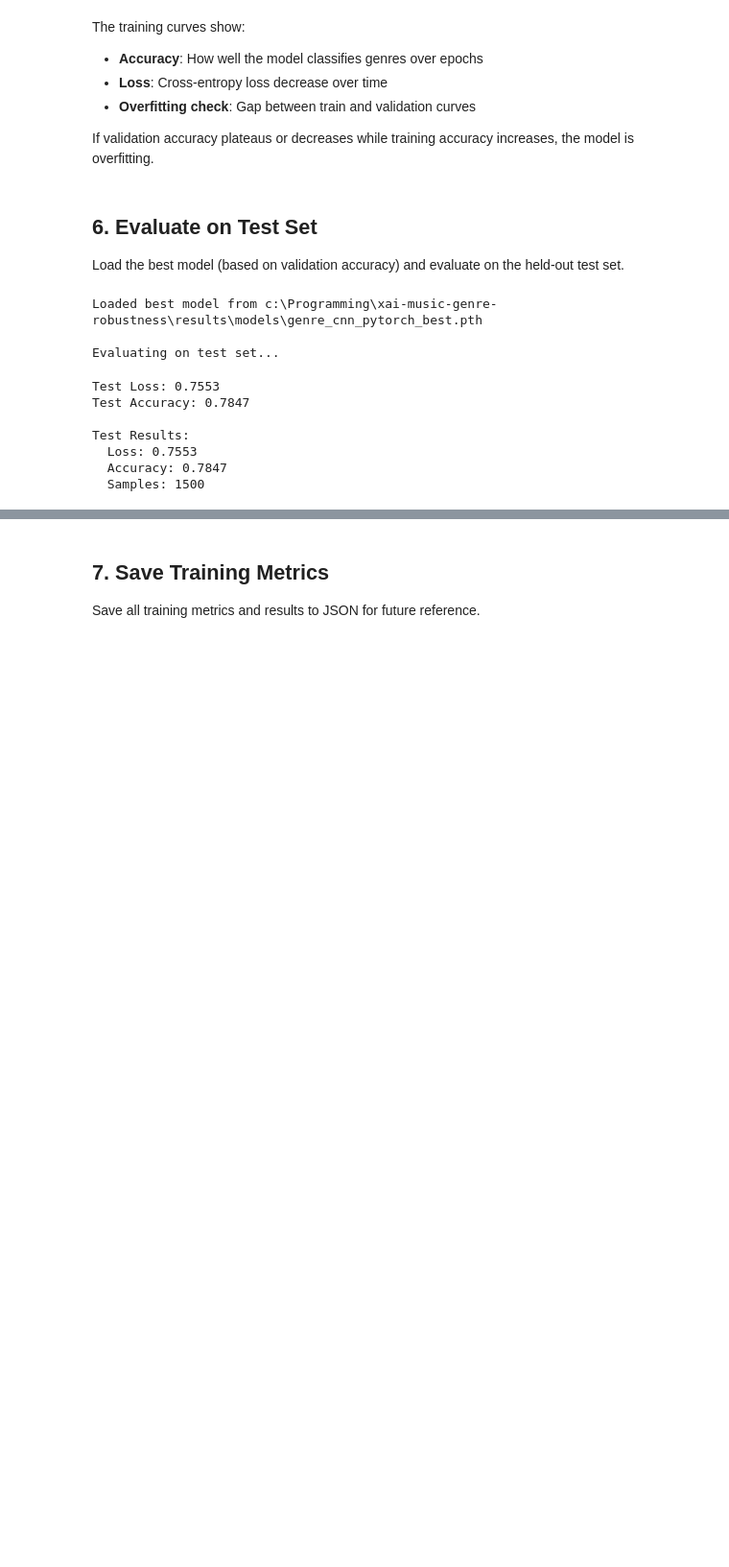
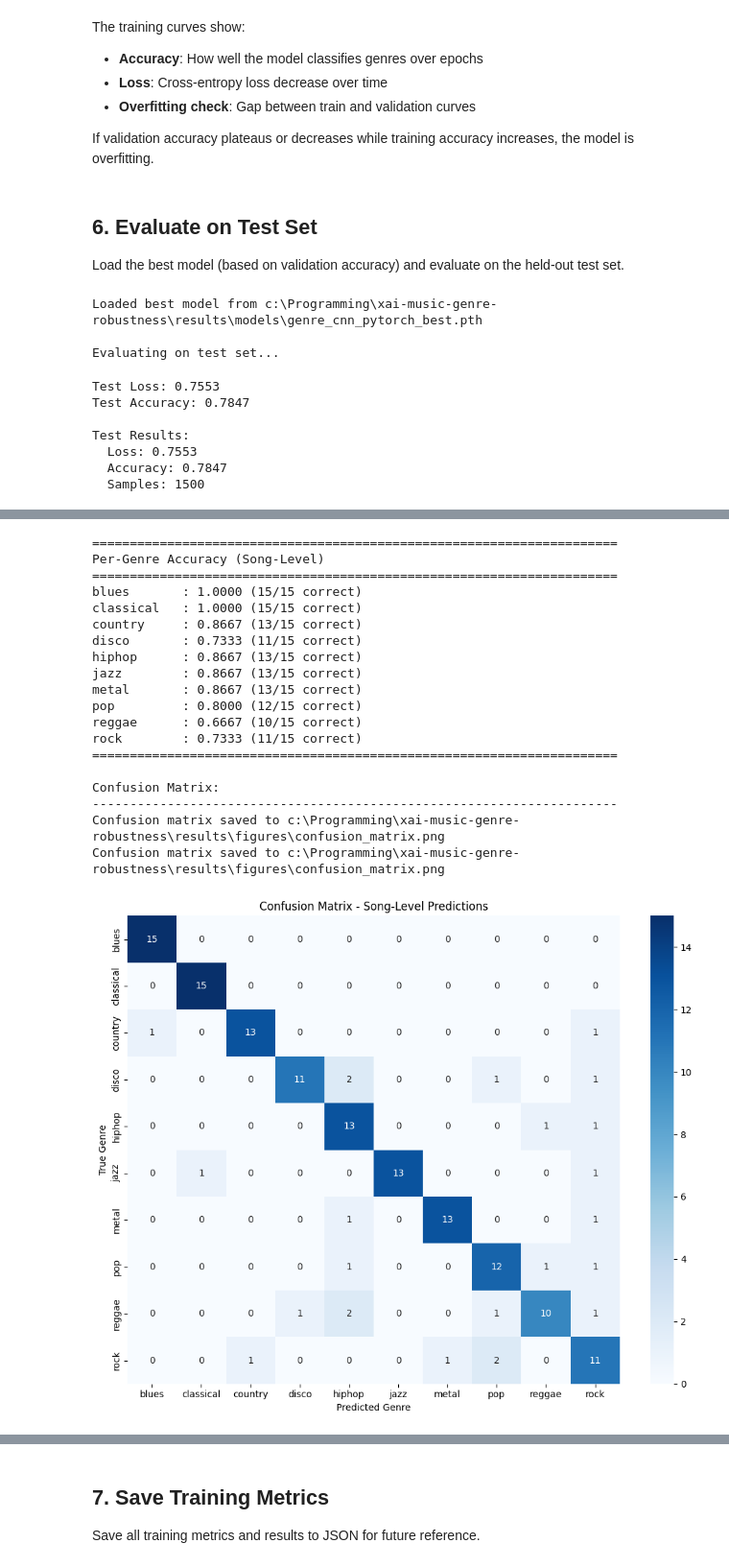
Before and after one commit to Terikyy/xai-music-genre-robustness, a Jupyter notebook: notebooks/03_model_training.ipynb, the cells around one changed output, grey strips where cells are left out. Shown: that part at 96% size. Cells and saved outputs as stored; diff of their text form; code cells hidden in the pictures; blank space fills up the shorter version.

Commit message:
Detailed model evaluation with soft voting and per-genre analysis

```diff
--- a/notebooks/03_model_training.ipynb
+++ b/notebooks/03_model_training.ipynb
@@ -239,0 +393,78 @@ Test Results:
+# %%
+from sklearn.metrics import confusion_matrix
+import seaborn as sns
+
+# Per-genre accuracy
+print(f"\n{'='*70}")
+print("Per-Genre Accuracy (Song-Level)")
+print(f"{'='*70}")
+
+genre_accuracies = {}
+for genre_id in range(num_classes):
+    genre_name = id_to_genre[genre_id]
+    mask = song_labels == genre_id
+    if mask.sum() > 0:
+        accuracy = (song_predictions[mask] == genre_id).mean()
+        genre_accuracies[genre_name] = accuracy
+        num_songs = mask.sum()
+        print(f"{genre_name:12s}: {accuracy:.4f} ({int(accuracy * num_songs)}/{num_songs} correct)")
+
+print(f"{'='*70}")
+
+# Confusion matrix
+print(f"\nConfusion Matrix:")
+print(f"{'-'*70}")
+cm = confusion_matrix(song_labels, song_predictions)
+
+# Plot confusion matrix
+plt.figure(figsize=(10, 8))
+sns.heatmap(cm, annot=True, fmt='d', cmap='Blues',
+            xticklabels=[id_to_genre[i] for i in range(num_classes)],
+            yticklabels=[id_to_genre[i] for i in range(num_classes)])
+plt.xlabel('Predicted Genre')
+plt.ylabel('True Genre')
+plt.title('Confusion Matrix - Song-Level Predictions')
+plt.tight_layout()
+
+# Save confusion matrix
+cm_path = results_dir / 'figures' / 'confusion_matrix.png'
+plt.savefig(cm_path, dpi=300, bbox_inches='tight')
+print(f"Confusion matrix saved to {cm_path}")
+plt.show()
+
+# Most confused genre pairs
+print(f"\n{'-'*70}")
+print("Most Confused Genre Pairs:")
+print(f"{'-'*70}")
+confused_pairs = []
+for i in range(num_classes):
+    for j in range(num_classes):
+        if i != j and cm[i, j] > 0:
+            confused_pairs.append((id_to_genre[i], id_to_genre[j], cm[i, j]))
+
+confused_pairs.sort(key=lambda x: x[2], reverse=True)
+for true_genre, pred_genre, count in confused_pairs[:10]:
+    print(f"{true_genre:12s} → {pred_genre:12s}: {count} songs")
+
+print(f"{'='*70}")
+# %% [output]
+======================================================================
+Per-Genre Accuracy (Song-Level)
+======================================================================
+blues       : 1.0000 (15/15 correct)
+classical   : 1.0000 (15/15 correct)
+country     : 0.8667 (13/15 correct)
+disco       : 0.7333 (11/15 correct)
+hiphop      : 0.8667 (13/15 correct)
+jazz        : 0.8667 (13/15 correct)
+metal       : 0.8667 (13/15 correct)
+pop         : 0.8000 (12/15 correct)
+reggae      : 0.6667 (10/15 correct)
+rock        : 0.7333 (11/15 correct)
+======================================================================
+
+Confusion Matrix:
+----------------------------------------------------------------------
+Confusion matrix saved to c:\Programming\xai-music-genre-robustness\results\figures\confusion_matrix.png
+Confusion matrix saved to c:\Programming\xai-music-genre-robustness\results\figures\confusion_matrix.png
+[figure, added]
```
Also changed, not shown: parts of 13 cells of this notebook, 2 other files.
